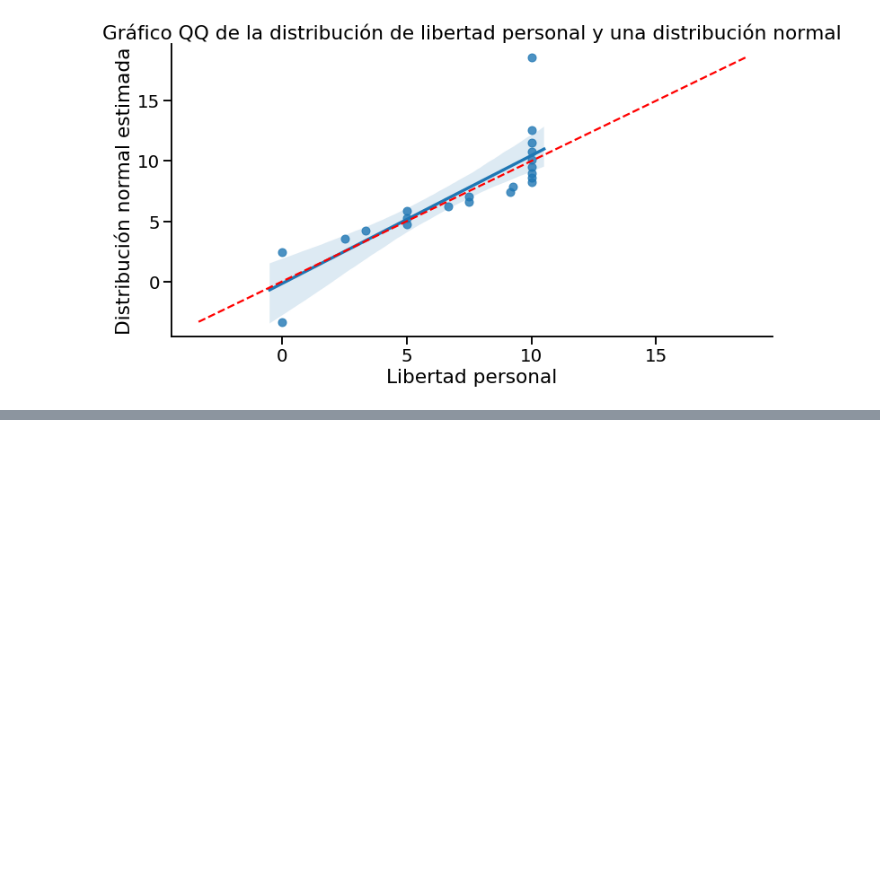
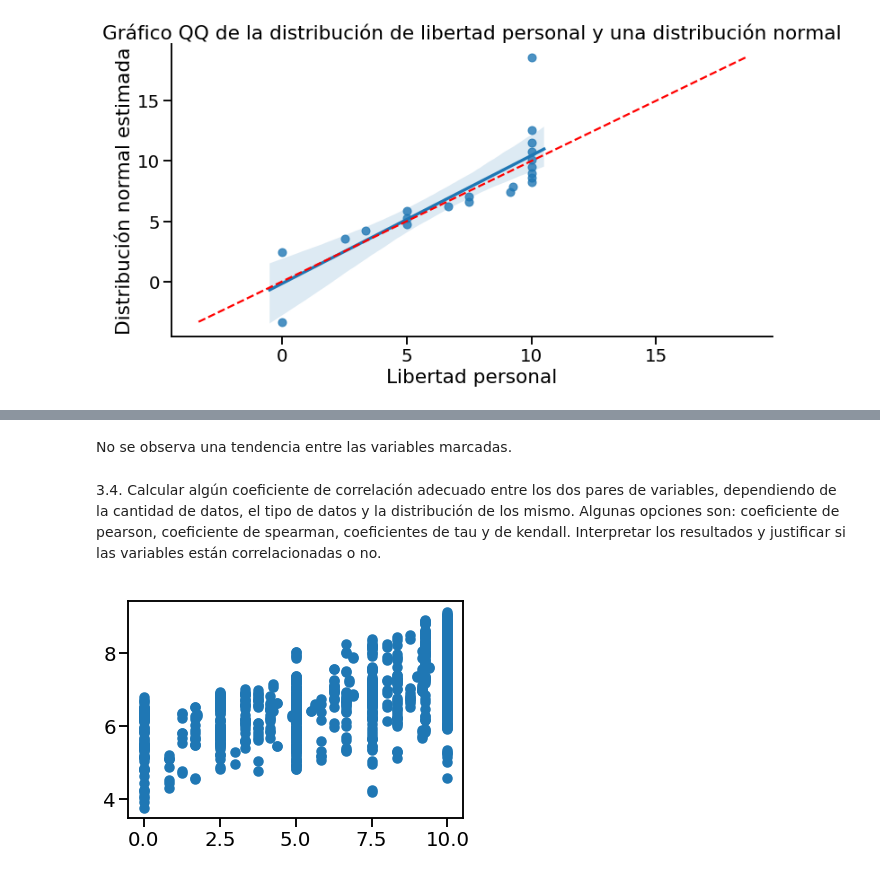
Before and after one commit to leoeugelaura/AnalisisyVisualizacion, a Jupyter notebook: ayv_tp01_humanfreedom.ipynb, the cells around one changed output, grey strips where cells are left out. Saved outputs shown, nothing was run; the diff lists cells and outputs as text; code cells hidden in the pictures; blank space fills up the shorter version.

```diff
--- a/ayv_tp01_humanfreedom.ipynb
+++ b/ayv_tp01_humanfreedom.ipynb
@@ -530,0 +630,19 @@ seaborn.despine()
+# %% [markdown]
+No se observa una tendencia entre las variables marcadas.
+# %% [markdown]
+
+  3.4. Calcular algún coeficiente de correlación adecuado entre los dos pares de variables, dependiendo de la cantidad de datos, el tipo de datos y la distribución de los mismo. Algunas opciones son: coeficiente de pearson, coeficiente de spearman, coeficientes de tau y de kendall. Interpretar los resultados y justificar si las variables están correlacionadas o no.
+# %%
+import numpy as np
+from scipy import stats as ss
+r = dataset.corr(method="pearson")["pf_identity"]["hf_score"]
+pendiente, ordenada, pearson, p, error = ss.linregress(dataset["pf_identity"],dataset["hf_score"])
+def recta(x):
+    return pendiente*x + ordenada
+recta = np.vectorize(recta)
+linea = recta(np.arange(10))
+plt.scatter(dataset["pf_identity"],dataset["hf_score"])
+plt.plot(linea)
+plt.show()
+# %% [output]
+[figure, added]
```
Also changed, not shown: parts of 22 cells of this notebook.
